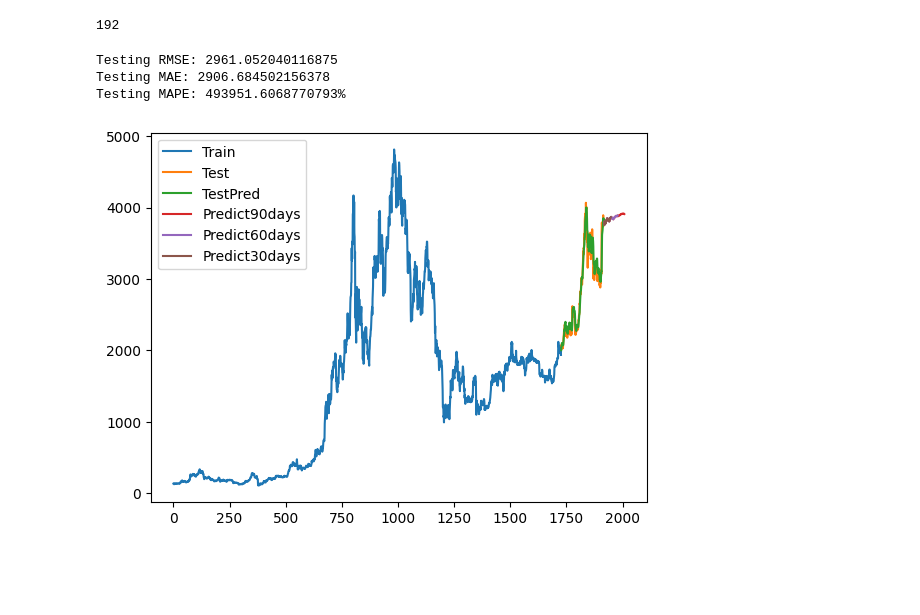
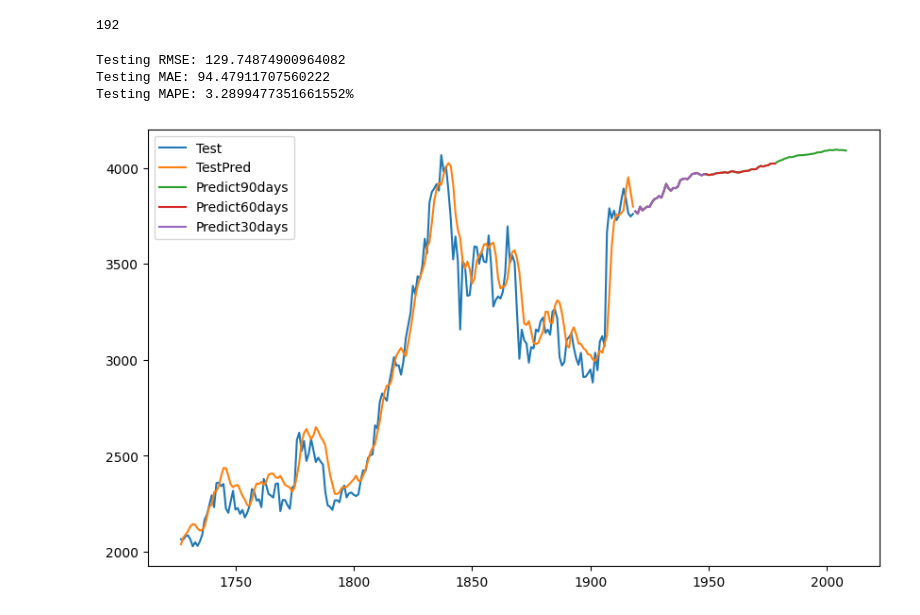
Before and after one commit to nonggfiii/IS403.O21.HTCL-Team-12, a Jupyter notebook: ETH/RNN/91/RNN_Adamax_91.ipynb, the cells around one changed output. Cells and saved outputs as stored; diff of their text form; code cells hidden in the pictures; blank space fills up the shorter version.

```diff
--- a/ETH/RNN/91/RNN_Adamax_91.ipynb
+++ b/ETH/RNN/91/RNN_Adamax_91.ipynb
@@ -157,25 +157,26 @@ len(y_pred_test)
 # %%
 # 12. Đánh giá độ chính xác thuật toán bằng RMSE, MAE, MAPE
 y_pred_test_unscaled = scaler.inverse_transform(y_pred_test.reshape(-1, 1))
+y_test_unscaled = scaler.inverse_transform(y_test.reshape(-1, 1))
 from sklearn.metrics import mean_squared_error, mean_absolute_error
 
 # Calculate RMSE
-test_rmse = np.sqrt(mean_squared_error(y_test, y_pred_test_unscaled))
+test_rmse = np.sqrt(mean_squared_error(y_test_unscaled, y_pred_test_unscaled))
 
 # Calculate MAE
-test_mae = mean_absolute_error(y_test, y_pred_test_unscaled)
+test_mae = mean_absolute_error(y_test_unscaled, y_pred_test_unscaled)
 
 # Calculate MAPE
-test_mape = np.mean(np.abs((y_test - y_pred_test_unscaled) / y_test)) * 100
+test_mape = np.mean(np.abs((y_test_unscaled - y_pred_test_unscaled) / y_test_unscaled)) * 100
 
 # Print evaluation metrics
 print(f"Testing RMSE: {test_rmse}")
 print(f"Testing MAE: {test_mae}")
 print(f"Testing MAPE: {test_mape}%")
 # %% [output]
-Testing RMSE: 2961.052040116875
-Testing MAE: 2906.684502156378
-Testing MAPE: 493951.6068770793%
+Testing RMSE: 129.74874900964082
+Testing MAE: 94.47911707560222
+Testing MAPE: 3.2899477351661552%
 # %%
 # 13.Predict cho 30, 60, 90 ngày sau
 def predict_days(model, start_input, n_steps, predict_days):
@@ -221,22 +222,23 @@ output_60_days = scaler.inverse_transform(output_60_days)
 output_90_days = scaler.inverse_transform(output_90_days)
 # %%
 # 14. Vẽ hình
-train_data_index = pd.RangeIndex(start=0, stop=train_size, step=1)
-plt.plot(train_data_index, scaler.inverse_transform(train_data), label='Train')
+# train_data_index = pd.RangeIndex(start=0, stop=train_size, step=1)
+# plt.plot(train_data_index, scaler.inverse_transform(train_data), label='Train')
+plt.figure(figsize=(10, 6))
 
 test_data_index = pd.RangeIndex(start=train_size, stop=train_size + test_size, step=1)
 plt.plot(test_data_index, scaler.inverse_transform(test_data), label='Test')
 plt.plot(test_data_index, y_pred, label='TestPred')
 
 predict_30_days_index = pd.RangeIndex(start=len(df1), stop=len(df1) + 30, step=1)
 predict_60_days_index = pd.RangeIndex(start=len(df1), stop=len(df1) + 60, step=1)
 predict_90_days_index = pd.RangeIndex(start=len(df1), stop=len(df1) + 90, step=1)
 
 plt.plot(predict_90_days_index, output_90_days, label='Predict90days')
 plt.plot(predict_60_days_index, output_60_days, label='Predict60days')
 plt.plot(predict_30_days_index, output_30_days, label='Predict30days')
 
 plt.legend()
 plt.show()
 # %% [output]
-[figure, old version]
+[figure, new version]
```
Also changed, not shown: parts of 1 cell of this notebook, 26 other files.
